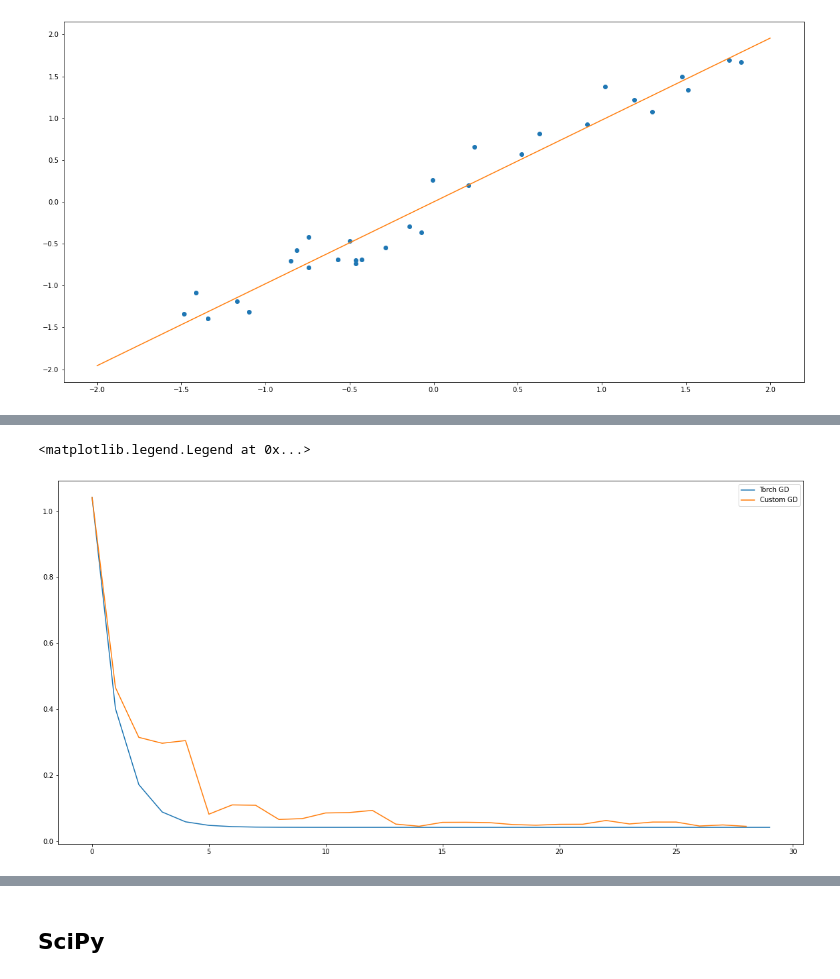
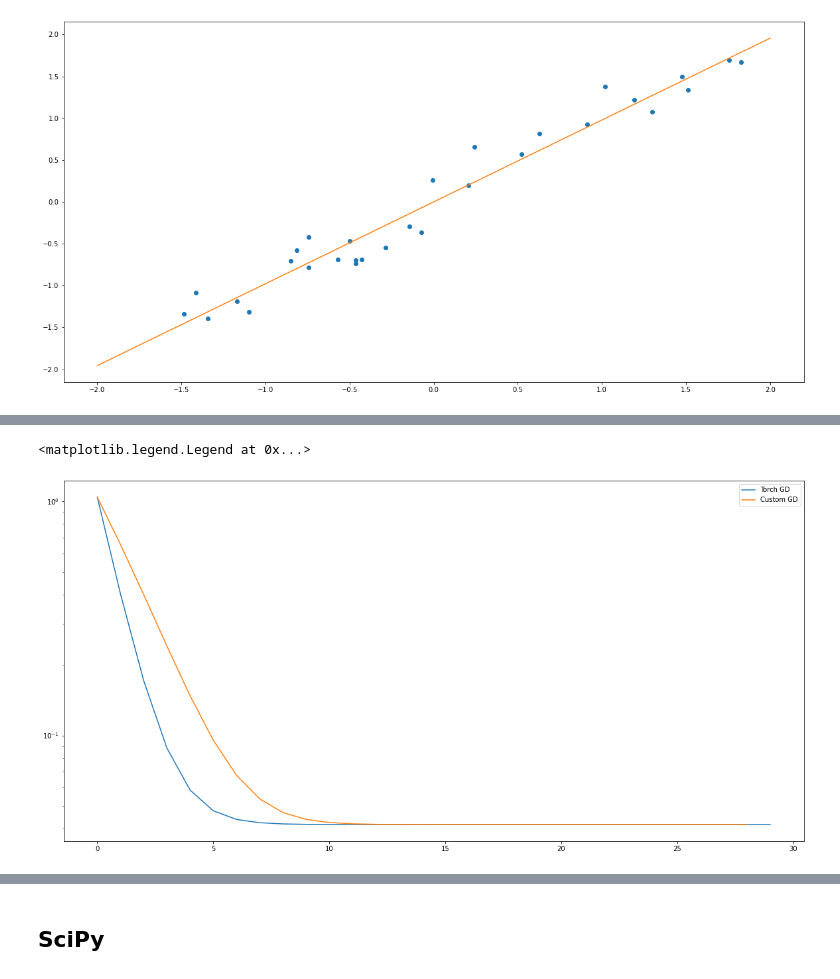
Before and after one commit to dzahbarov/opt-methods, a Jupyter notebook: lab4/lab4.ipynb, the cells around one changed output, grey strips where cells are left out. Cells and saved outputs as stored; diff of their text form; code cells hidden in the pictures.

```diff
--- a/lab4/lab4.ipynb
+++ b/lab4/lab4.ipynb
@@ -65,6 +88,9 @@ dev_exp = years.std()
 avg_salary = salary.mean()
 dev_salary = salary.std()
 
+years_simple = [(e - avg_exp) / dev_exp for e in years]
+salary_simple = [(e - avg_salary) / dev_salary for e in salary]
+
 years = torch.tensor([(e - avg_exp) / dev_exp for e in years])
 salary = torch.tensor([(e - avg_salary) / dev_salary for e in salary])
 
@@ -109,7 +130,7 @@ plt.plot(x, b.data[0] * x + a.data[0])
 def f_normalized(x, idxs):
     res = 0
     for i in idxs:
-        res += (x[0] * years[i] + x[1] - salary[i]) ** 2
+        res += (x[0] * years_simple[i] + x[1] - salary_simple[i]) ** 2
     return res
 
 
@@ -136,8 +157,8 @@ def exp_lr(n, start):
     return start * np.exp(-k * n)
 
 
-def partial(f, i, x, idxs):
-    h = 1e-3
+def partial3(f, i, x, idxs):
+    h = 1e-7
     x[i] = x[i] + h
     right = f(x, idxs)
     x[i] = x[i] - 2 * h
@@ -147,13 +168,13 @@ def partial(f, i, x, idxs):
     return (right - left) / (2 * h)
 
 
-def grad(f, x, idxs):
-    return [partial(f, i, x, idxs) for i in range(len(x))]
+def grad3(f, x, idxs):
+    return [partial3(f, i, x, idxs) for i in range(len(x))]
 
 
 def minibatch_grad(func, x, batch):
     idxs = random.sample(range(0, 30), batch)
-    return grad(func, x, idxs)
+    return grad3(func, x, idxs)
 
 
 def minibatch_sgd(f, lr, start, lr_strategy=exp_lr, epoch=20, batch=1):
@@ -162,11 +183,11 @@ def minibatch_sgd(f, lr, start, lr_strategy=exp_lr, epoch=20, batch=1):
     points[0] = x
     loss_list = list()
     for i in range(1, epoch):
+
         yhat = x[1] + x[0] * years
         error = salary - yhat
         loss = (error ** 2).mean()
         loss_list.append(loss.data)
-
 
         x = x - lr_strategy(i, lr) * np.array(minibatch_grad(f, x, batch))
         points[i] = x
@@ -174,8 +195,7 @@ def minibatch_sgd(f, lr, start, lr_strategy=exp_lr, epoch=20, batch=1):
     return np.array(points), np.array(loss_list)
 
 
-def sgd(f, lr, start, lr_strategy=exp_lr, epoch=20):
-    return minibatch_sgd(f, lr, start, lr_strategy=lr_strategy, epoch=epoch, batch=1)
+def sgd(f, lr, start, lr_strategy=exp_lr, epoch=20, batch=30):
+    return minibatch_sgd(f, lr, start, lr_strategy=lr_strategy, epoch=epoch, batch=batch)
 # %%
-points, loss_list2 = sgd(f_normalized, 0.2, [1, 1], lr_strategy=exp_lr, epoch=30)
-draw_normalized(points)
+points, loss_list44 = sgd(f_normalized, 0.03, [1, 1], lr_strategy=exp_lr, epoch=30, batch=30)
@@ -184,7 +202,8 @@ draw_normalized(points)
 # %%
 plt.plot(range(len(loss_list)), loss_list, label='Torch GD')
-plt.plot(range(0, len(loss_list2)), loss_list2, label='Custom GD')
+plt.plot(range(len(loss_list44)), loss_list44, label='Custom GD')
+plt.yscale('log')
 plt.legend()
 # %% [output]
 <matplotlib.legend.Legend at 0x...>
-[figure, old version]
+[figure, new version]
```
Also changed, not shown: parts of 51 cells of this notebook.
